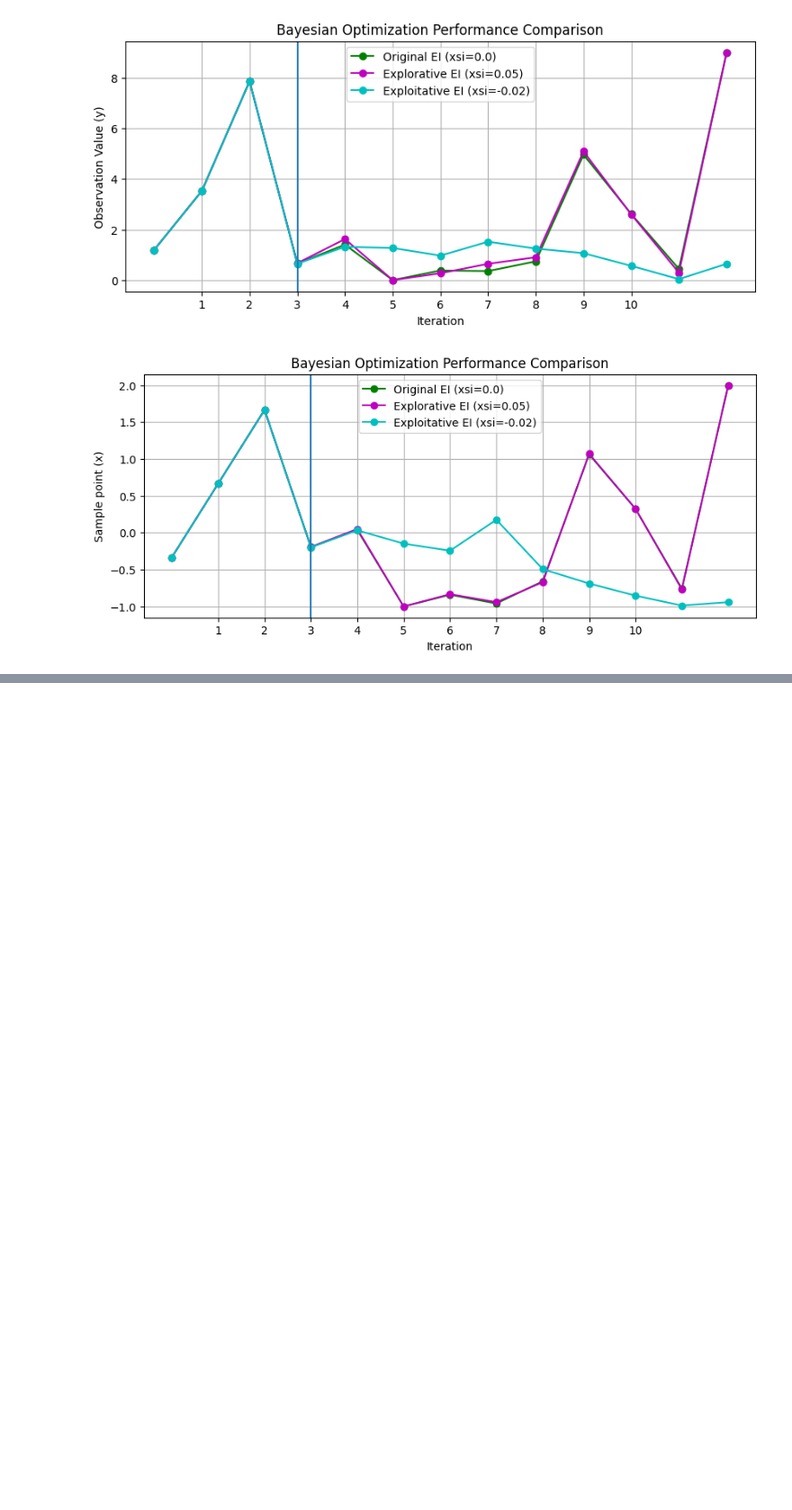
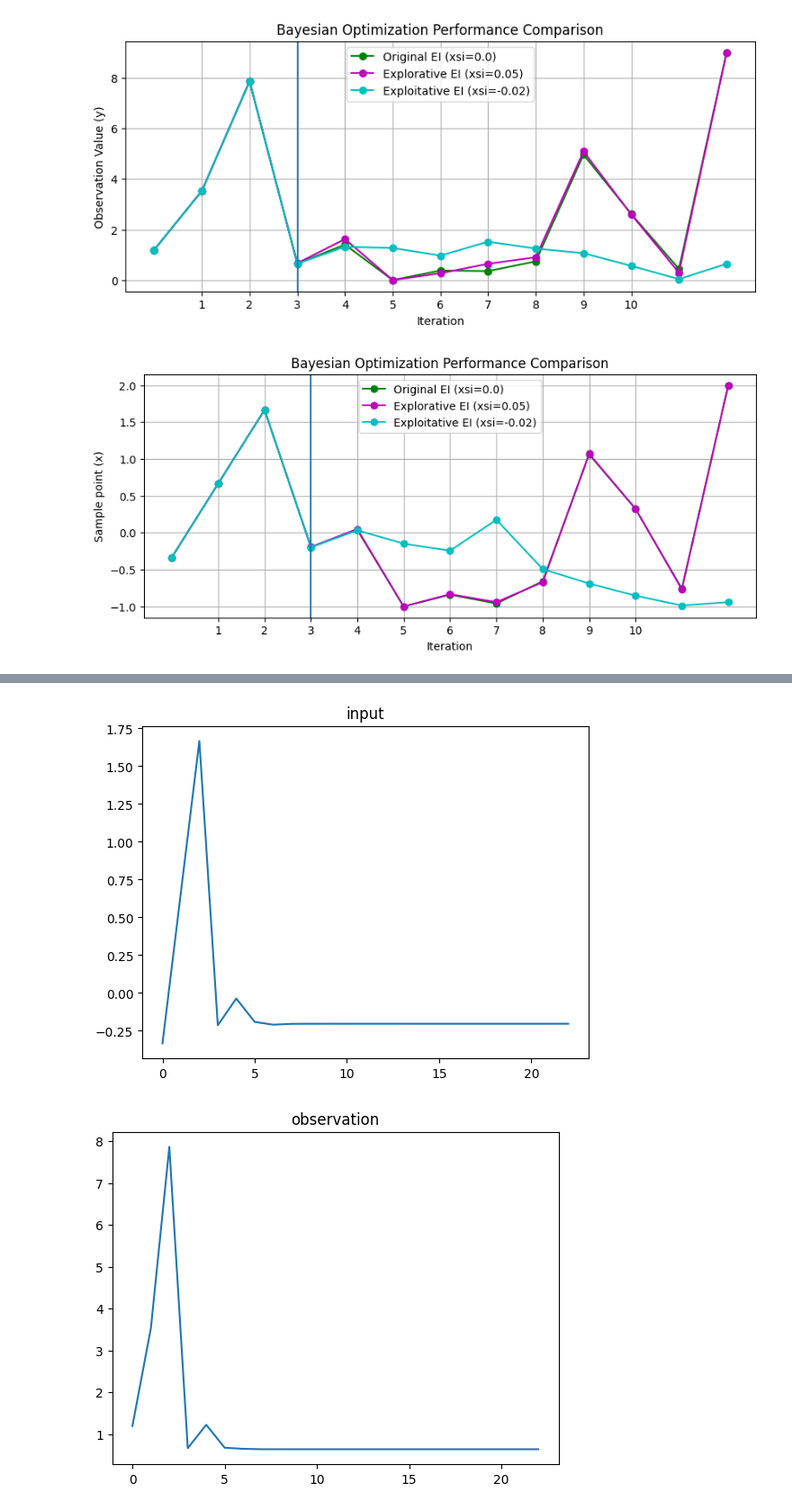
Before and after one commit to predict-idlab/OnlineNeuro, a Jupyter notebook: notebooks/GreedyExpectedImprovement_example.ipynb, the cells around one changed output, grey strips where cells are left out. Shown at 90% size. Saved outputs shown, nothing was run; the diff lists cells and outputs as text; code cells hidden in the pictures; blank space fills up the shorter version.

Commit message:
Updated Greedy notebook to include ask_tell optimnizer

```diff
--- a/notebooks/GreedyExpectedImprovement_example.ipynb
+++ b/notebooks/GreedyExpectedImprovement_example.ipynb
@@ -246,0 +246,32 @@ plt.show()
+# %%
+num_steps = 20
+# GPR Model
+gp_flow_model = build_gpr(initial_dataset, search_space, likelihood_variance=1e-5)
+model = GaussianProcessRegression(gp_flow_model)
+
+# Exploitative EI (xsi < 0)
+acq = ExpectedImprovementXsi(xsi=-0.25)
+rule = EfficientGlobalOptimization(acq)
+
+ask_tell = AskTellOptimizerHistory(search_space=search_space,
+                            datasets=initial_dataset,
+                            models=model,
+                            acquisition_rule=rule,
+                            fit_model=True)
+
+print(f"Running ask-tell loop for {num_steps} steps...")
+
+for step in range(num_steps):
+    # Get new point recommendation
+    new_point = ask_tell.ask()
+
+    # Observe the objective function at the new point
+    new_obs = functions[fun_name](new_point)
+
+    new_data = Dataset(new_point, new_obs)
+    # Update the model with the new observation
+    ask_tell.tell(new_data)
+
+    print(f"Step {step+1:2d}: queried point {new_point.numpy().squeeze()} | objective: {new_data.observations.numpy().squeeze():.3f}")
+
+print("Optimization finished.")
@@ -246,0 +296,10 @@ plt.show()
+# %%
+plt.plot(ask_tell._datasets["OBJECTIVE"].query_points.numpy())
+plt.title("input")
+plt.show()
+plt.plot(ask_tell._datasets["OBJECTIVE"].observations.numpy())
+plt.title("observation")
+plt.show()
+# %% [output]
+[figure, added]
+[figure, added]
```
Also changed, not shown: parts of 4 cells of this notebook.
